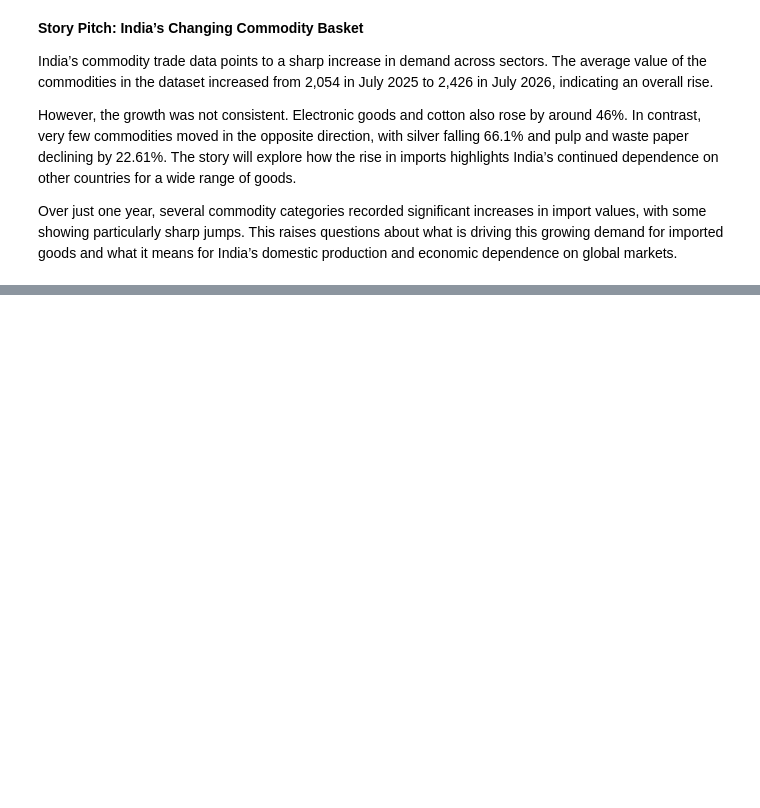
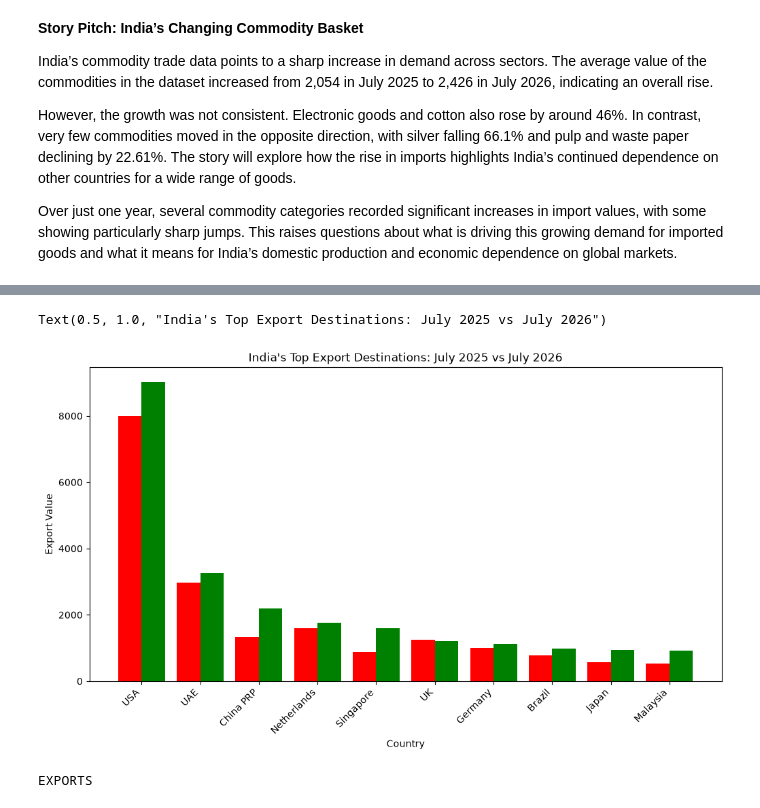
Before and after one commit to jiyanshah18-web/JIYA-SHAH, a Jupyter notebook: JIYA~TRADE DATA FINAL .ipynb, the cells around one changed output, grey strips where cells are left out. Drawn from its saved outputs; the diff is of its cells as text; code cells hidden in the pictures; blank space fills up the shorter version.

```diff
--- a/JIYA~TRADE DATA FINAL .ipynb
+++ b/JIYA~TRADE DATA FINAL .ipynb
@@ -568,0 +609,9 @@ Over just one year, several commodity categories recorded significant increases
+# %%
+df.columns = df.columns.str.replace(" ", "_")
+df.columns = df.columns.str.replace("-", "_")
+df.columns = df.columns.str.lower()
+pd.set_option('display.max_rows', None)
+pd.set_option('display.max_columns', None)
+pd.options.display.float_format = '{:,.2f}'.format
+# %%
+df = df[~df['country'].isin(['Sub-Total', 'GRAND TOTAL'])]
@@ -568,0 +672,41 @@ Over just one year, several commodity categories recorded significant increases
+# %%
+
+# Get top 10 countries based on July 2026 exports
+top_10 = df.sort_values("jul'26", ascending=False).head(10)
+
+# Create positions
+x = range(len(top_10))
+
+# Create bars
+plt.figure(figsize=(12, 6))
+
+plt.bar(
+    [i - 0.2 for i in x],
+    top_10["jul'25"],
+    width=0.4,
+    label="July 2025",
+    color="red"
+)
+
+plt.bar(
+    [i + 0.2 for i in x],
+    top_10["jul'26"],
+    width=0.4,
+    label="July 2026",
+    color= "green"
+)
+
+# Labels
+plt.xticks(x, top_10["country"], rotation=45, ha="right")
+
+plt.xlabel("Country")
+plt.ylabel("Export Value")
+plt.title("India's Top Export Destinations: July 2025 vs July 2026")
+# %% [output]
+Text(0.5, 1.0, "India's Top Export Destinations: July 2025 vs July 2026")
+[figure, added]
+# %%
+df = pd.read_excel("India_Trade_QuickEstimates_July2026.xlsx", sheet_name="Export Commodities USD")
+print("EXPORTS")
+# %% [output]
+EXPORTS
```
Also changed, not shown: parts of 12 cells of this notebook.
